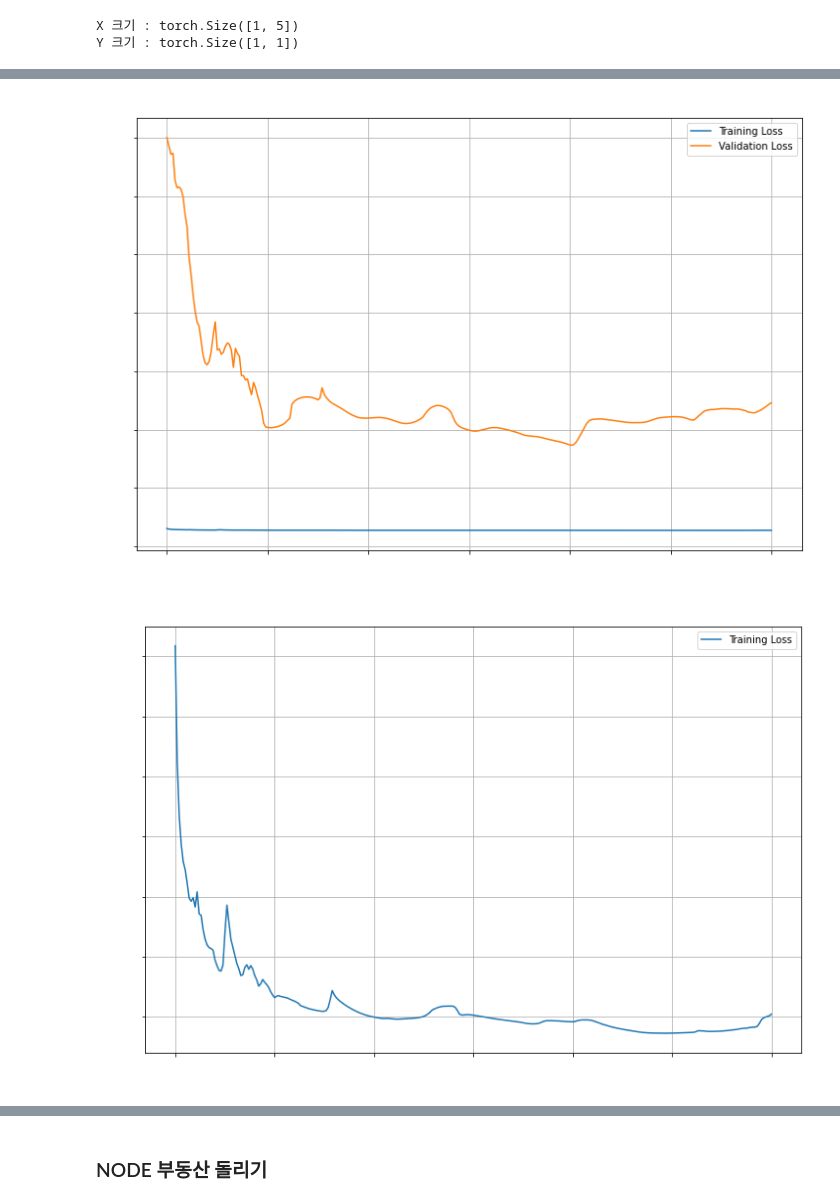
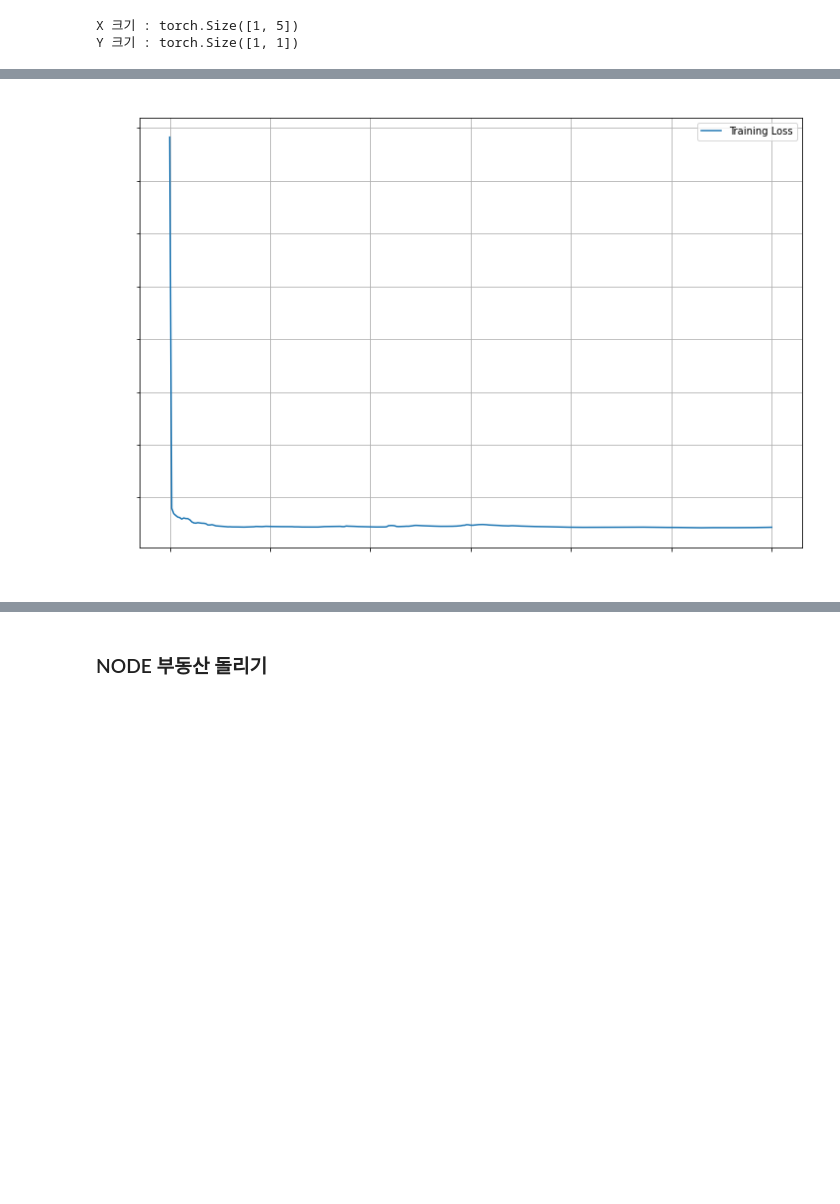
Before and after one commit to hakhyun0615/SCI_Journal, a Jupyter notebook: 코드/train.ipynb, the cells around one changed output, grey strips where cells are left out. Drawn from its saved outputs; the diff is of its cells as text; code cells hidden in the pictures; blank space fills up the shorter version.

```diff
--- a/코드/train.ipynb
+++ b/코드/train.ipynb
@@ -137,7 +155,7 @@ losses_df = pd.DataFrame({
 
 losses_df.to_excel('lstm_transaction_train_losses.xlsx', index=False)
 # %%
-losses_df = pd.read_excel('../데이터/Checkpoint/lstm_transaction_losses.xlsx')
+losses_df = pd.read_excel('../데이터/Loss/lstm_transaction_train_losses.xlsx')
 
 # plt.figure(figsize=(12, 8))
 # plt.plot(losses_df['train_losses'], label='Training Loss')
@@ -146,32 +164,31 @@ losses_df = pd.read_excel('../데이터/Checkpoint/lstm_transaction_losses.xlsx'
 # plt.xlabel('Epoch', color='white')
 # plt.ylabel('Loss', color='white')
 # plt.xticks(color='white')
 # plt.yticks(color='white')
 # plt.legend()
 # plt.grid(True)
 # plt.show()
 
 plt.figure(figsize=(12, 8))
 plt.plot(losses_df['train_losses'], label='Training Loss')
 plt.title('Training Losses', color='white')
 plt.xlabel('Epoch', color='white')
 plt.ylabel('Loss', color='white')
 plt.xticks(color='white')
 plt.yticks(color='white')
 plt.legend()
 plt.grid(True)
 plt.show()
 
 # plt.figure(figsize=(12, 8))
 # plt.plot(losses_df['val_losses'], label='Validation Loss')
 # plt.title('Validation Losses', color='white')
 # plt.xlabel('Epoch', color='white')
 # plt.ylabel('Loss', color='white')
 # plt.xticks(color='white')
 # plt.yticks(color='white')
 # plt.legend()
 # plt.grid(True)
 # plt.show()
 # %% [output]
-[figure, old version]
+[figure, new version]
-[figure, removed]
```
Also changed, not shown: parts of 2 cells of this notebook.
